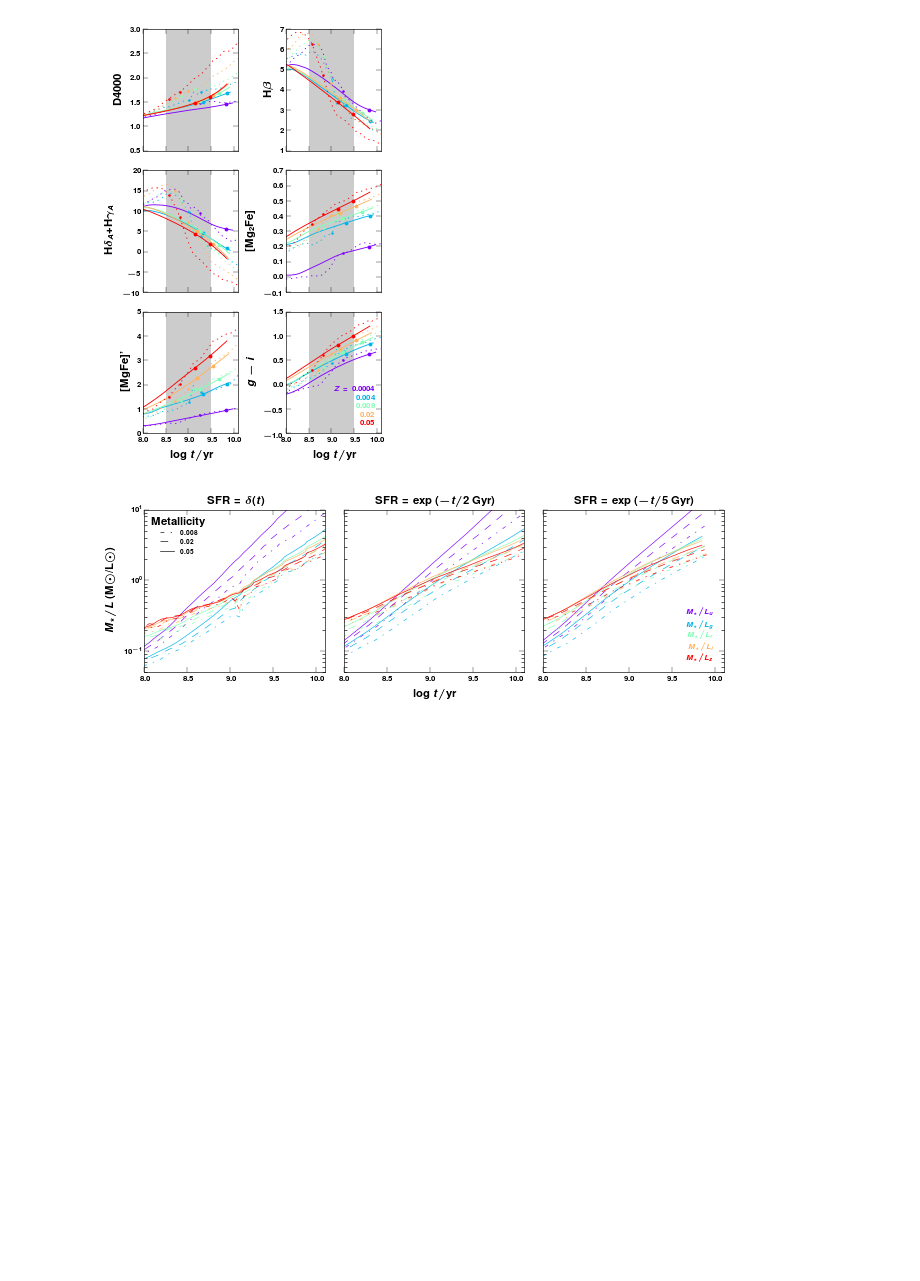
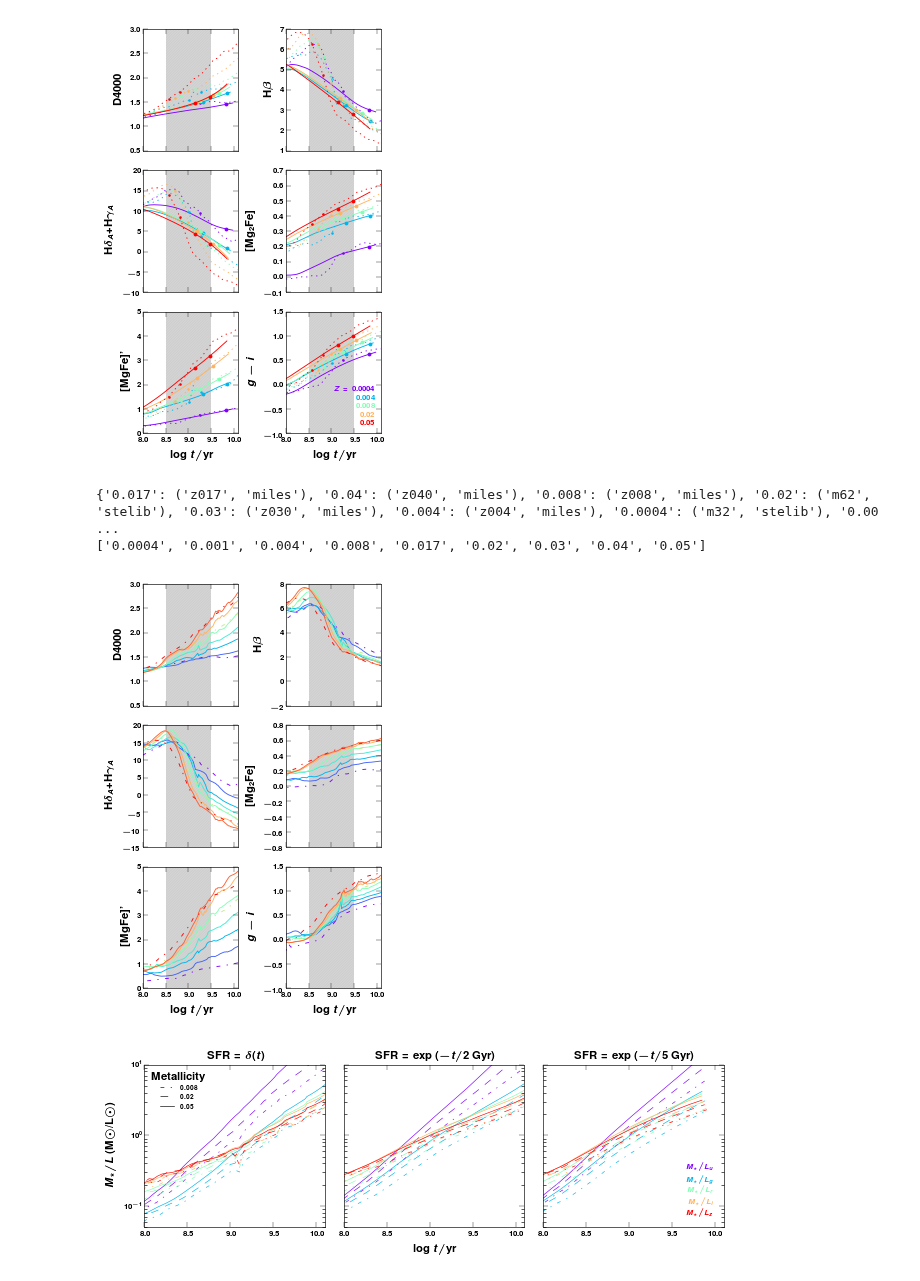
Before and after one commit to ajmejia/notebooks, a Jupyter notebook: SPProperties.ipynb, the cells around one changed output. Drawn from its saved outputs; the diff is of its cells as text; code cells hidden in the pictures; blank space fills up the shorter version.

Commit message:
adding Miles data

```diff
--- a/SPProperties.ipynb
+++ b/SPProperties.ipynb
@@ -238,5 +237,40 @@ fig.subplots_adjust(wspace=0.5)
 # %% [output]
 [figure]
+# %%
+print metallicities
+print sorted(metallicities)
+# %% [output]
+{'0.017': ('z017', 'miles'), '0.04': ('z040', 'miles'), '0.008': ('z008', 'miles'), '0.02': ('m62', 'stelib'), '0.03': ('z030', 'miles'), '0.004': ('z004', 'miles'), '0.0004': ('m32', 'stelib'), '0.00 ...
+['0.0004', '0.001', '0.004', '0.008', '0.017', '0.02', '0.03', '0.04', '0.05']
+# %%
+colors = cm.rainbow(linspace(0,1,len(metallicities)))
+properties = ["D4000", "Hbeta", "Hdg", "Mg2Fe", "MgFep", "g-i"]
+
+fig, axs = subplots(3, 2, sharex=True, figsize=(3.3,5))
+xlim(8.0,10.1)
+
+axs = axs.ravel()
+for i in xrange(axs.size):
+    prop = properties[i]
+
+    axs[i].axvspan(8.5, 9.5, lw=0, fc="none", hatch=15*"/", color="0.8")
+    axs[i].set_ylabel(ax_ylabels[prop])
+    if axs[i].is_last_row(): axs[i].set_xlabel(ax_xlabel["age"])
+
+    for j, Z in enumerate(sorted(metallicities)):
+        zkw, lib = metallicities[Z]
+
+        if lib=="stelib":
+            axs[i].plot(tau0_stelib[zkw]["age"], tau0_stelib[zkw][prop], "-.", lw=0.7, color=colors[j])
+        elif lib=="miles":
+            axs[i].plot(tau0_miles[zkw]["age"], tau0_miles[zkw][prop], "-", lw=0.7, color=colors[j])
+
+fig.tight_layout()
+fig.subplots_adjust(wspace=0.5)
+
+fig.savefig("{}/stelib_vs_miles".format("./img"))
+# %% [output]
+[figure, added]
 # %%
 fig, axs = subplots(1, 3, sharey=True, sharex=True, figsize=(7,2.5))
 xlim(8.0, 10.1)
```
Also changed, not shown: parts of 6 cells of this notebook.
